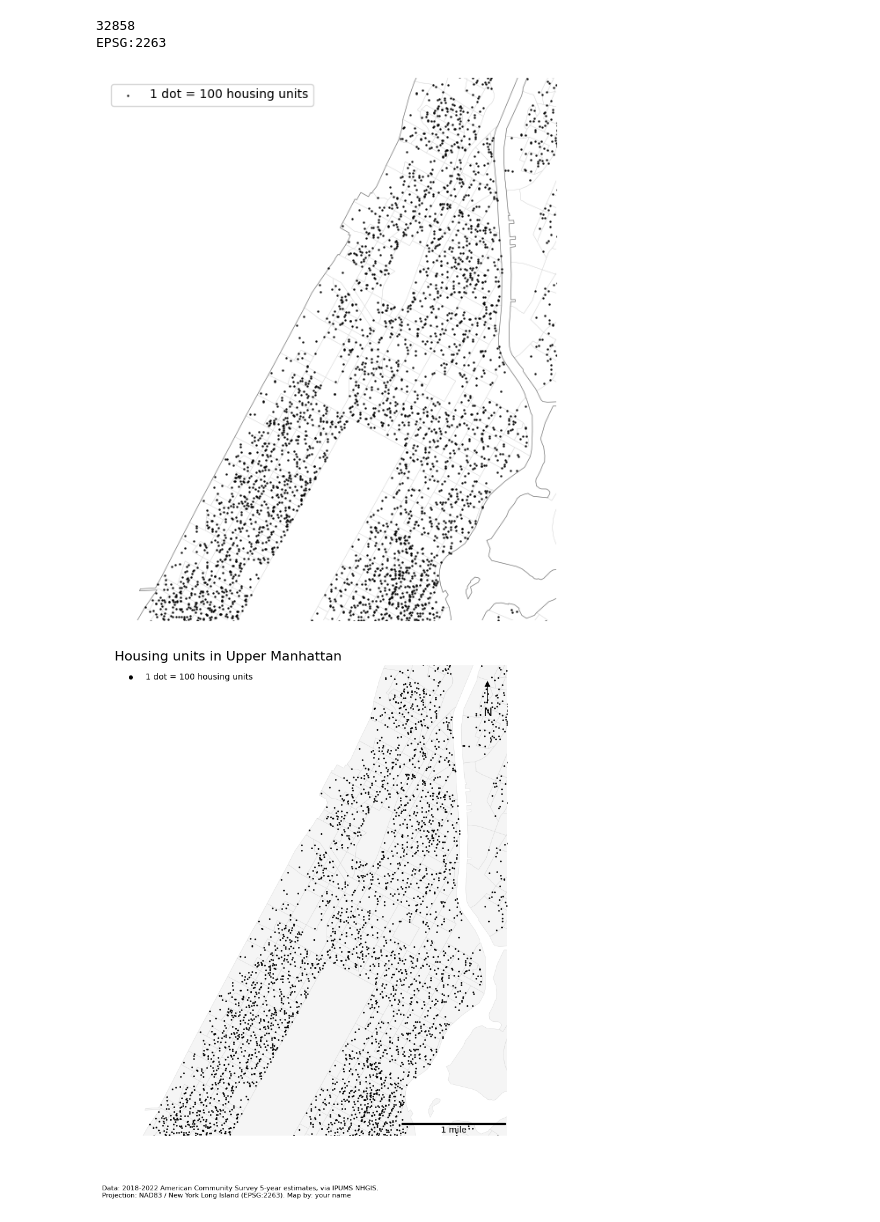
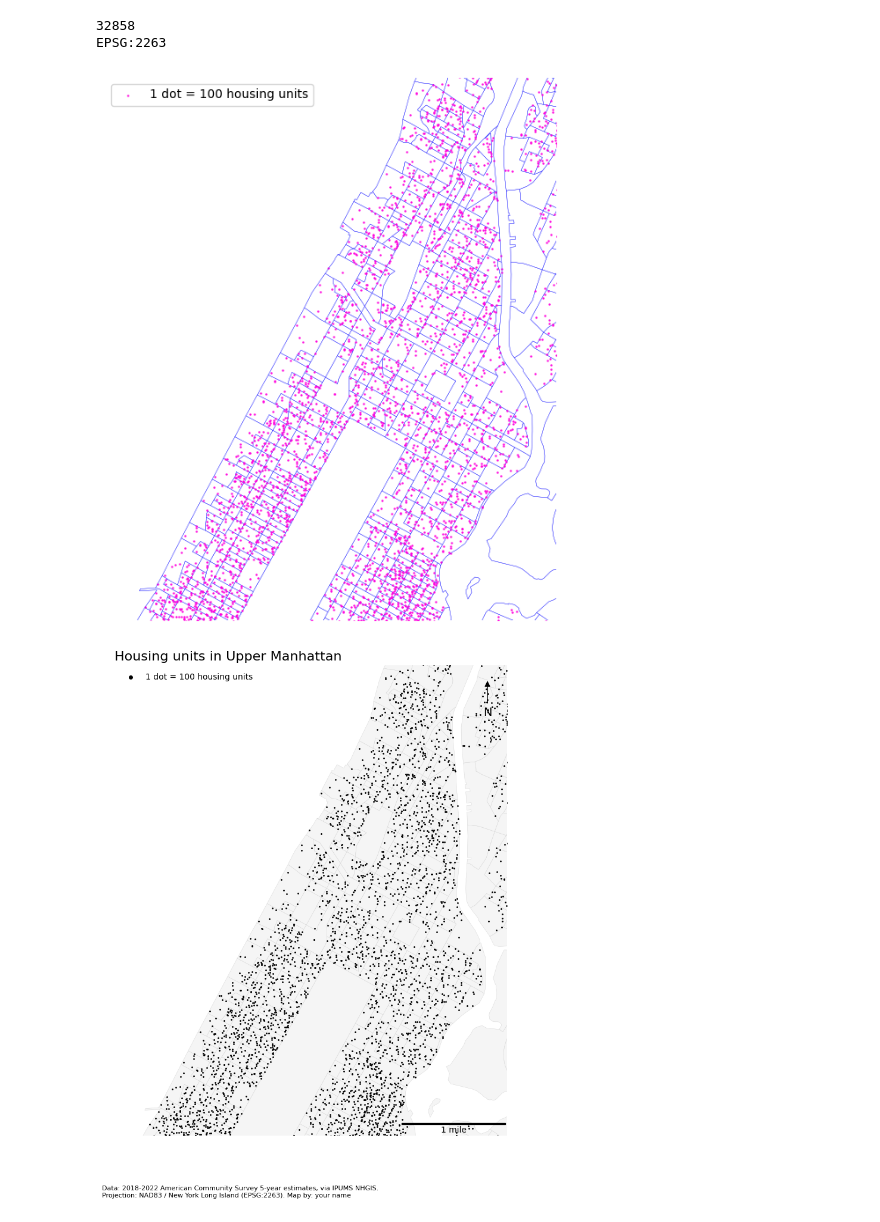
Before and after one commit to MichelleNuccio/cdp-mapping-systems, a Jupyter notebook: _fall/Tutorial02.ipynb, the cells around one changed output. Saved outputs shown, nothing was run; the diff lists cells and outputs as text; code cells hidden in the pictures.

```diff
--- a/_fall/Tutorial02.ipynb
+++ b/_fall/Tutorial02.ipynb
@@ -225,30 +223,30 @@ print(dots.crs)
 EPSG:2263
 # %%
 ax = joined.dissolve("COUNTYFP").boundary.plot(
-    edgecolor="black",
-    linewidth=0.5,
+    edgecolor="#0000ff",
+    linewidth=0.35,
     alpha=0.5,
     figsize=(8, 8),
 )
 joined.plot(
     ax=ax,
     facecolor="none",
-    edgecolor="lightgrey",
-    linewidth=0.2,
+    edgecolor="#0000ff",
+    linewidth=0.20,
 )
 dots.plot(
     ax=ax,
     markersize=0.5,
-    color="black",
+    color="#ff00dd",
     label="1 dot = 100 housing units",
 )
 # set the legend at the axis level
 ax.legend(loc="upper left")
 ax.set_xlim(xmin, xmax)
 ax.set_ylim(ymin, ymax)
 ax.set_axis_off()
 # %% [output]
-[figure, old version]
+[figure, new version]
 # %%
 dots.to_file("data/processed/nyc_housing_units_dots.fgb")
 # %%
```
Also changed, not shown: parts of 4 cells of this notebook, 2 other files.
